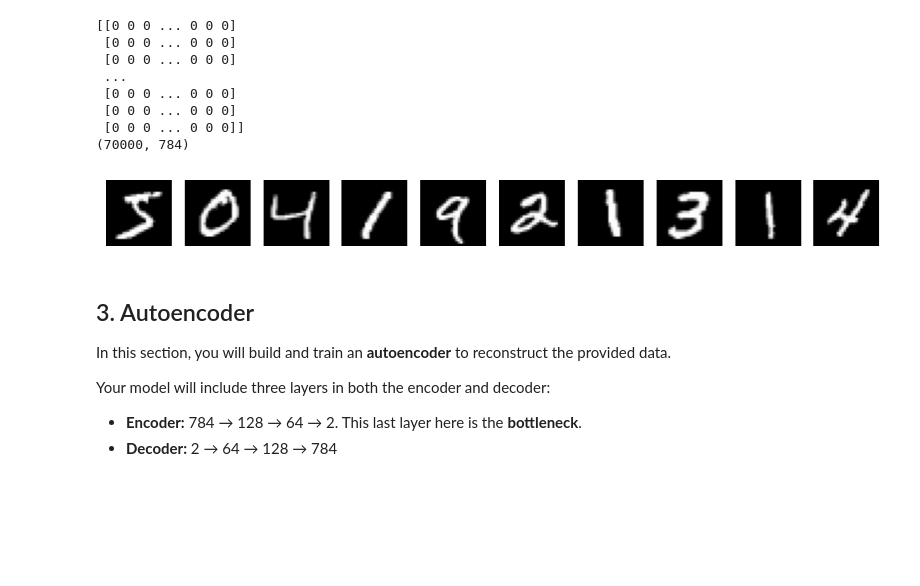
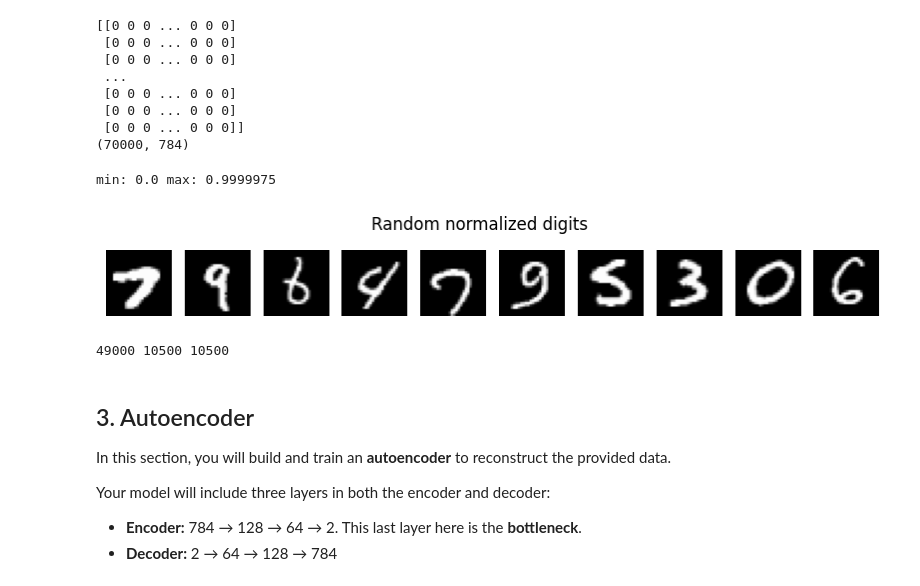
Before and after one commit to fje9hz/ML2_LAB06, a Jupyter notebook: 06-autoencoders.ipynb, the cells around one changed output. Cells and saved outputs as stored; diff of their text form; code cells hidden in the pictures; blank space fills up the shorter version.

Commit message:
Complete name, Section 1, Section 2 data prep, 3.1 autoencoder class, PCA, and collaboration reflection

```diff
--- a/06-autoencoders.ipynb
+++ b/06-autoencoders.ipynb
@@ -63,36 +64,51 @@ print(X.shape)
  [0 0 0 ... 0 0 0]
  [0 0 0 ... 0 0 0]]
 (70000, 784)
-# %%
-from sklearn.preprocessing import StandardScaler
-from sklearn.model_selection import train_test_split
-from torch.utils.data import TensorDataset, DataLoader
-import matplotlib.pyplot as plt
-import numpy as np
-import torch
-
-X = X.astype('float32') / 255.0
-
-def show_images(imgs, n=10, title=None):
-    plt.figure(figsize=(n, 1))
-    for i in range(n):
-        plt.subplot(1, n, i + 1)
-        plt.imshow(imgs[i].reshape(28, 28), cmap='gray')
-        plt.axis('off')
-    if title:
-        plt.suptitle(title)
-    plt.show()
-
-show_images(X)
-
-X_train, X_eval, y_train, y_eval = train_test_split(X, y, train_size=0.7, test_size=0.3, random_state=42)
-X_test, X_tune, y_test, y_tune = train_test_split(X_eval, y_eval, train_size=0.5, test_size=0.5, random_state=42)
-
-TensorDataset_train = TensorDataset(torch.from_numpy(X_train), torch.from_numpy(y_train))
-TensorDataset_test = TensorDataset(torch.from_numpy(X_test), torch.from_numpy(y_test))
-TensorDataset_tune = TensorDataset(torch.from_numpy(X_tune), torch.from_numpy(y_tune))
-# %% [output]
-[figure, removed]
+# %%
+from sklearn.model_selection import train_test_split
+from torch.utils.data import TensorDataset, DataLoader
+import matplotlib.pyplot as plt
+import numpy as np
+import torch
+
+# normalize each image on its own to [0, 1]
+X = X.astype('float32')
+mins = X.min(axis=1, keepdims=True)
+maxs = X.max(axis=1, keepdims=True)
+X = (X - mins) / (maxs - mins + 1e-8)
+print("min:", X.min(), "max:", X.max())
+
+def show_images(imgs, n=10, title=None):
+    plt.figure(figsize=(n, 1.4))
+    for i in range(n):
+        plt.subplot(1, n, i + 1)
+        plt.imshow(imgs[i].reshape(28, 28), cmap='gray', vmin=0, vmax=1)
+        plt.axis('off')
+    if title:
+        plt.suptitle(title)
+    plt.show()
+
+# random digits to confirm it worked
+rng = np.random.default_rng(42)
+idx = rng.choice(len(X), 10, replace=False)
+show_images(X[idx], title="Random normalized digits")
+
+# 70 / 15 / 15 split: fitting / tuning / reporting
+X_fit, X_rest, y_fit, y_rest = train_test_split(X, y, train_size=0.70, random_state=42)
+X_tune, X_report, y_tune, y_report = train_test_split(X_rest, y_rest, train_size=0.50, random_state=42)
+
+def make_dataset(Xa, ya):
+    return TensorDataset(torch.from_numpy(Xa), torch.from_numpy(ya))
+
+fitting_loader = DataLoader(make_dataset(X_fit, y_fit), batch_size=128, shuffle=True)
+tuning_loader = DataLoader(make_dataset(X_tune, y_tune), batch_size=128, shuffle=False)
+reporting_loader = DataLoader(make_dataset(X_report, y_report), batch_size=128, shuffle=False)
+
+print(len(X_fit), len(X_tune), len(X_report))
+# %% [output]
+min: 0.0 max: 0.9999975
+[figure, added]
+49000 10500 10500
 # %% [markdown]
 ## 3. Autoencoder
 
```
Also changed, not shown: parts of 5 cells of this notebook.
